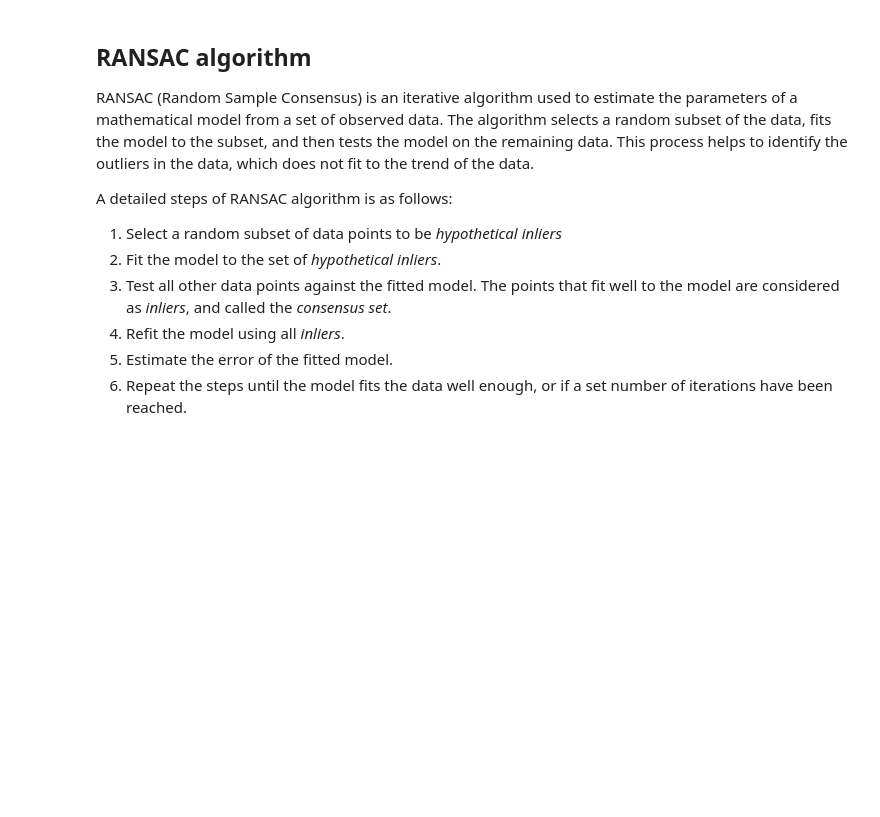
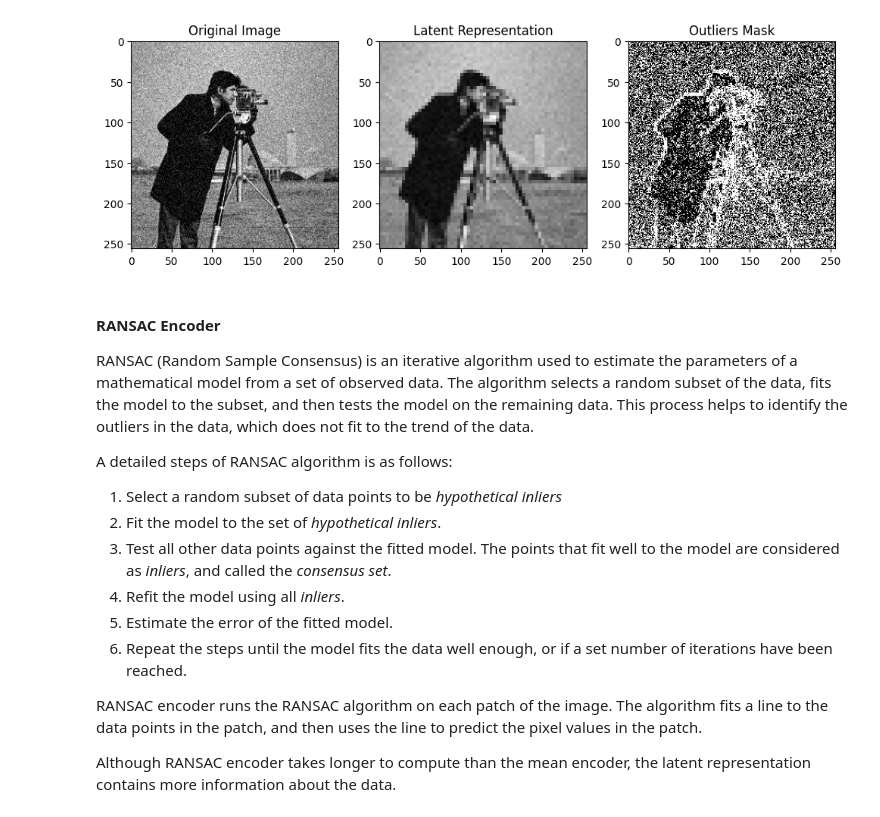
Before and after one commit to jheelee21/pseudo-autoencoder, a Jupyter notebook: walkthrough.ipynb, the cells around one changed output. Drawn from its saved outputs; the diff is of its cells as text; code cells hidden in the pictures; blank space fills up the shorter version.

```diff
--- a/walkthrough.ipynb
+++ b/walkthrough.ipynb
@@ -16,0 +45,14 @@ Now, divide the autoencoder architecture into two parts, the encoder and the dec
+# %%
+class Encoder:
+    """
+    Encoder base class setup
+    """
+    def __init__(self):
+        pass
+
+    def encode(self, image):
+        """
+        Encode the image to create a latent representation.
+        Returns the latent representation (np.ndarray) and the binary outliers mask (np.ndarray).
+        """
+        pass
@@ -17,5 +63,34 @@ Now, divide the autoencoder architecture into two parts, the encoder and the dec
+# %%
+class MeanEncoder(Encoder):
+    def __init__(self, patch_size=8, threshold=20):
+        self.patch_size = patch_size
+        self.threshold = threshold
+
+    def encode(self, image):
+        h, w = image.shape
+        latent_representation = np.zeros_like(image)
+        outliers_mask = np.zeros_like(image, dtype=np.uint8)
+
+        for i in range(0, h, self.patch_size):
+            for j in range(0, w, self.patch_size):
+                patch = image[i:i+self.patch_size, j:j+self.patch_size]
+                patch_mean = np.mean(patch)
+
+                latent_representation[i:i+self.patch_size, j:j+self.patch_size] = patch_mean
+
+                residuals = np.abs(patch - patch_mean)
+                outlier_patch = (residuals > self.threshold).astype(np.uint8)
+                outliers_mask[i:i+self.patch_size, j:j+self.patch_size] = outlier_patch
+
+        return latent_representation.astype(np.uint8), outliers_mask
+
+encoder = MeanEncoder(patch_size=4)
+latent_representation, outliers_mask = encoder.encode(original_image)
+plot_images(original_image, latent_representation, outliers_mask, titles=["Original Image", "Latent Representation", "Outliers Mask"])
+# %% [output]
+[figure, added]
 # %% [markdown]
-## RANSAC algorithm
+#### RANSAC Encoder
 
 RANSAC (Random Sample Consensus) is an iterative algorithm used to estimate the parameters of a mathematical model from a set of observed data. The algorithm selects a random subset of the data, fits the model to the subset, and then tests the model on the remaining data. This process helps to identify the outliers in the data, which does not fit to the trend of the data.
 
@@ -26,3 +101,7 @@ A detailed steps of RANSAC algorithm is as follows:
 4. Refit the model using all *inliers*.
 5. Estimate the error of the fitted model.
 6. Repeat the steps until the model fits the data well enough, or if a set number of iterations have been reached.
+
+RANSAC encoder runs the RANSAC algorithm on each patch of the image. The algorithm fits a line to the data points in the patch, and then uses the line to predict the pixel values in the patch.
+
+Although RANSAC encoder takes longer to compute than the mean encoder, the latent representation contains more information about the data.
```
Also changed, not shown: parts of 20 cells of this notebook, 4 other files.
